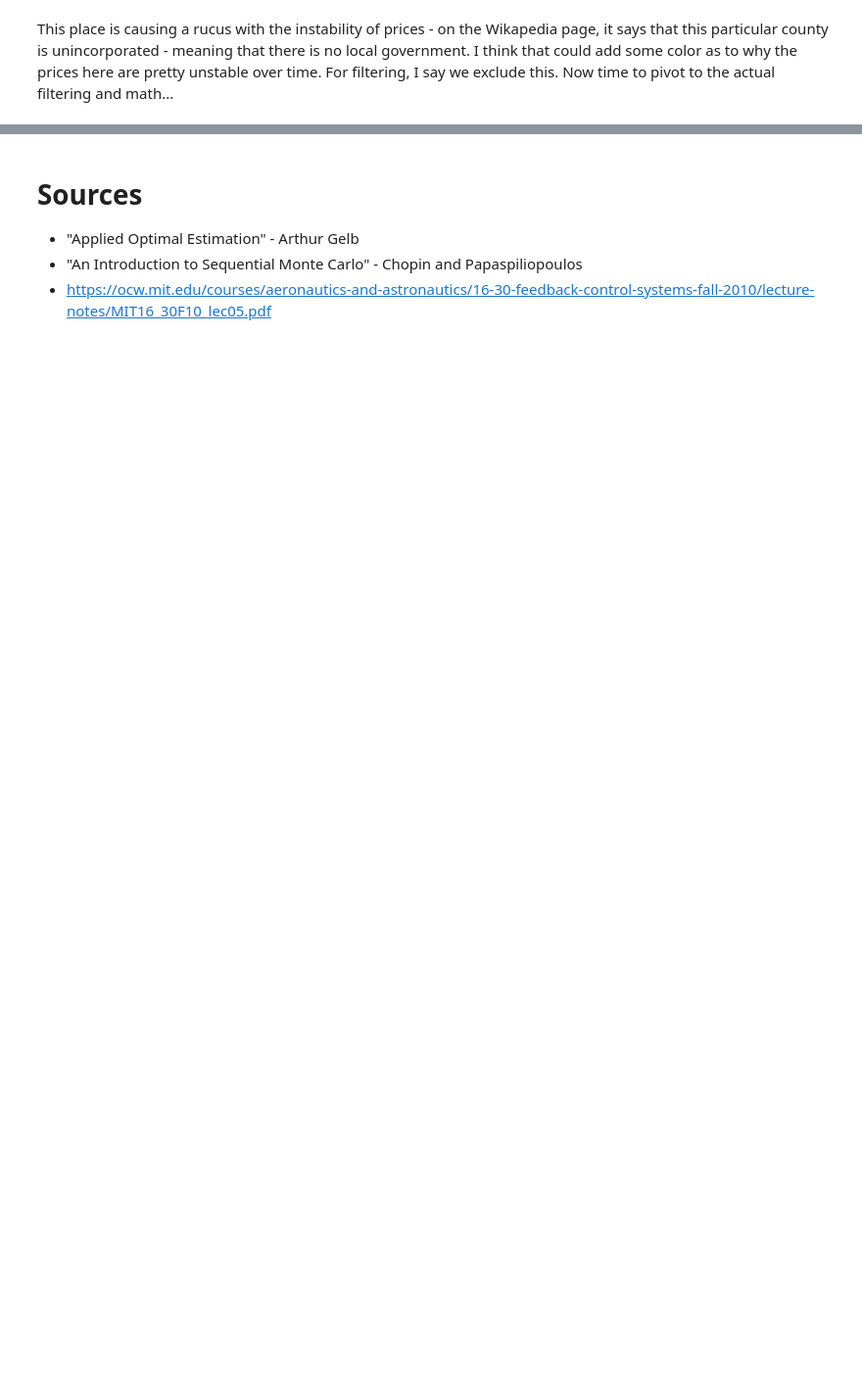
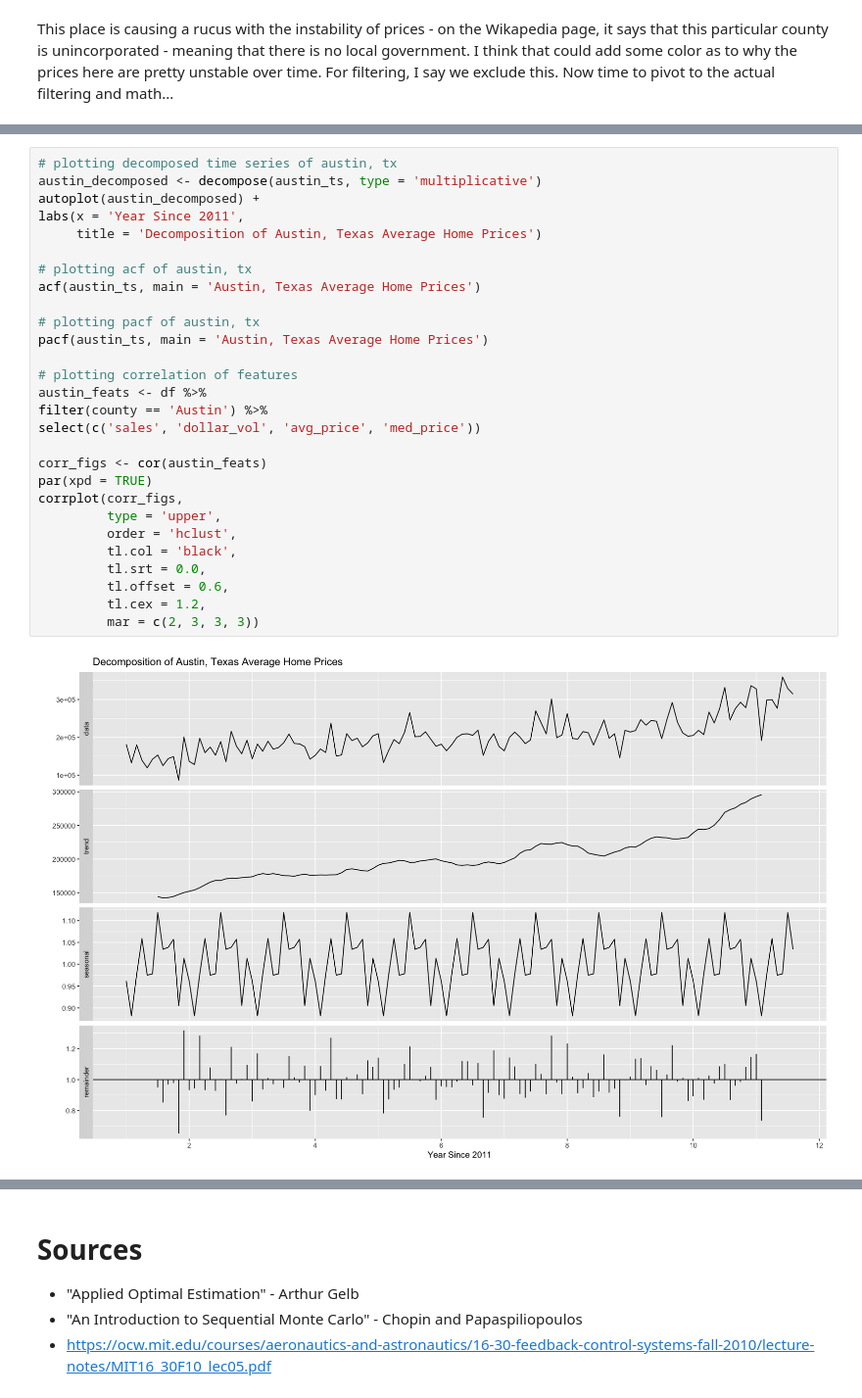
Before and after one commit to mindful-math/Stat_Notes, a Jupyter notebook: Time Series Filtering.ipynb, the cells around one changed output, grey strips where cells are left out. Shown at 98% size. Cells and saved outputs as stored; diff of their text form; blank space fills up the shorter version.

Commit message:
adding more time series eda

```diff
--- a/Time Series Filtering.ipynb
+++ b/Time Series Filtering.ipynb
@@ -181,0 +249,30 @@ Warning message:
+# %%
+# plotting decomposed time series of austin, tx
+austin_decomposed <- decompose(austin_ts, type = 'multiplicative')
+autoplot(austin_decomposed) +
+labs(x = 'Year Since 2011',
+     title = 'Decomposition of Austin, Texas Average Home Prices')
+
+# plotting acf of austin, tx
+acf(austin_ts, main = 'Austin, Texas Average Home Prices')
+
+# plotting pacf of austin, tx
+pacf(austin_ts, main = 'Austin, Texas Average Home Prices')
+
+# plotting correlation of features
+austin_feats <- df %>%
+filter(county == 'Austin') %>%
+select(c('sales', 'dollar_vol', 'avg_price', 'med_price'))
+
+corr_figs <- cor(austin_feats)
+par(xpd = TRUE)
+corrplot(corr_figs,
+         type = 'upper',
+         order = 'hclust',
+         tl.col = 'black',
+         tl.srt = 0.0,
+         tl.offset = 0.6,
+         tl.cex = 1.2,
+         mar = c(2, 3, 3, 3))
+# %% [output]
+[figure, added]
```
Also changed, not shown: parts of 9 cells of this notebook.
